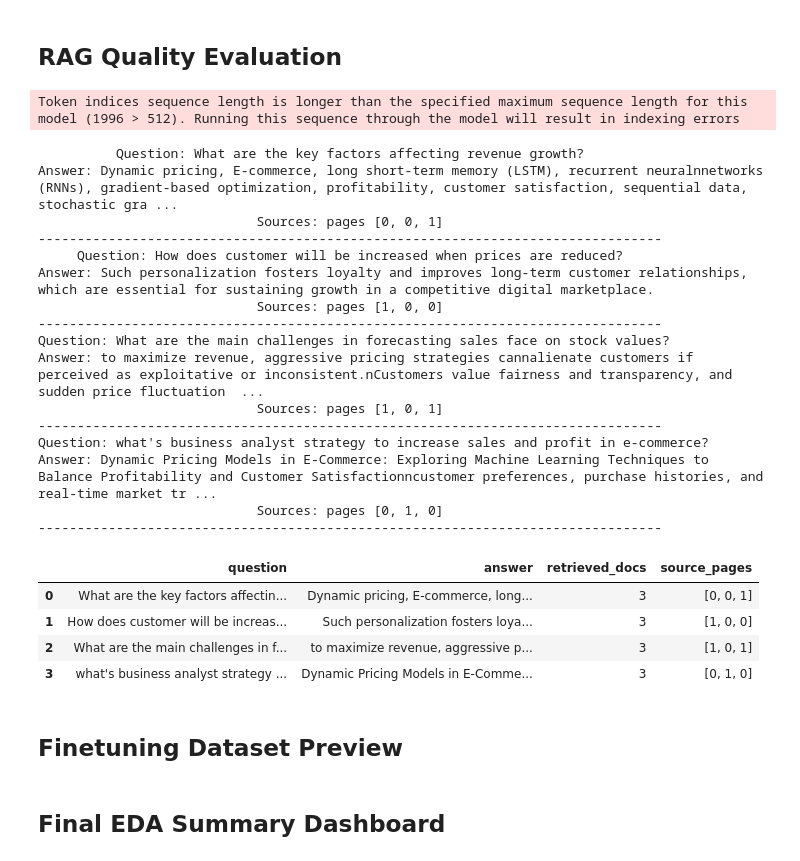
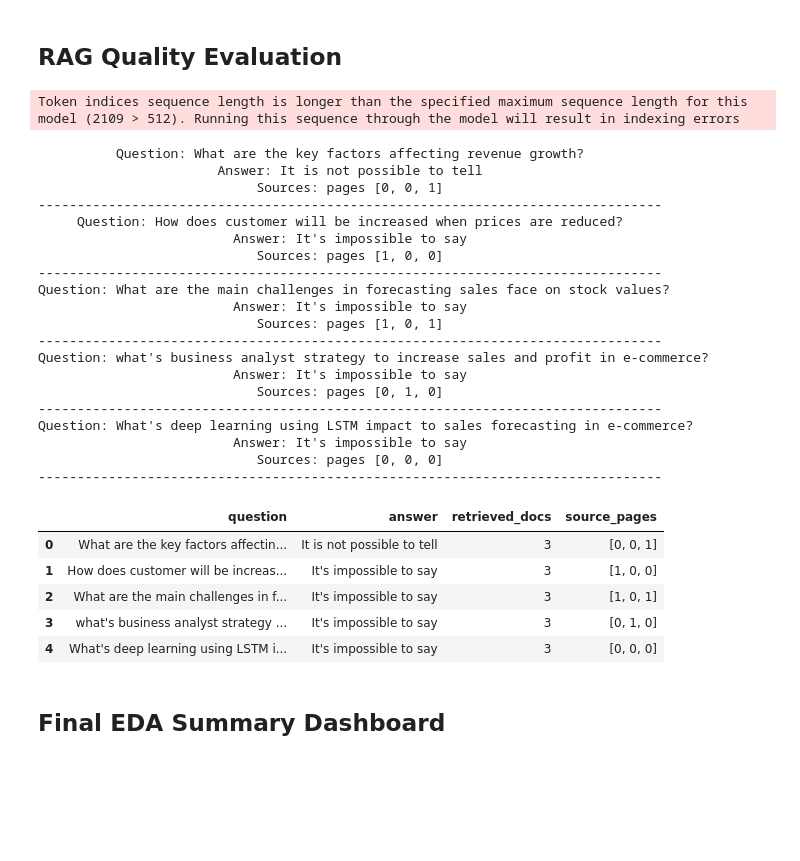
Before and after one commit to Mipjeiger/Fashion-recommendation-RAG-Finetuing-LLM-ML-Engineer-end-to-end, a Jupyter notebook: pipelines/ai_engineer/LLM/llm.ipynb, the cells around one changed output. Saved outputs shown, nothing was run; the diff lists cells and outputs as text; code cells hidden in the pictures; blank space fills up the shorter version.

```diff
--- a/pipelines/ai_engineer/LLM/llm.ipynb
+++ b/pipelines/ai_engineer/LLM/llm.ipynb
@@ -344,23 +344,23 @@ HF_HOME = os.getenv('HF_HOME')
 HF_TOKEN = os.getenv('HF_TOKEN')
 
 # Use model from HuggingFace Hub with API token authentication
-#endpoint = HuggingFaceEndpoint(
-#    repo_id="HuggingFaceH4/zephyr-7b-beta",
-#    max_new_tokens=2000,
-#    task='text-generation',
-#    do_sample=False,
-#    huggingfacehub_api_token=HF_TOKEN,
-#    temperature=0.7
-#)
+endpoint = HuggingFaceEndpoint(
+    repo_id="HuggingFaceH4/zephyr-7b-beta",
+    max_new_tokens=2000,
+    task='text-generation',
+    do_sample=False,
+    huggingfacehub_api_token=HF_TOKEN,
+    temperature=0.7
+)
 
-#llm = ChatHuggingFace(llm=endpoint)
+llm = ChatHuggingFace(llm=endpoint)
 
 # Define the embedding model
 embedding = HuggingFaceEmbeddings(model="sentence-transformers/all-MiniLM-L6-v2")
 
 # Define LLM pipeline using HuggingFace's
-pipe = pipeline("text2text-generation", model="google/flan-t5-base", max_new_tokens=2000)
-llm = HuggingFacePipeline(pipeline=pipe)
+#pipe = pipeline("text2text-generation", model="google/flan-t5-base", max_new_tokens=3024)
+#llm = HuggingFacePipeline(pipeline=pipe)
 
 # Create RAG chain
 retriever = vectorstore.as_retriever(search_kwargs={"k": 3})
@@ -375,7 +375,14 @@ Context:
 
 Question: {question}
 
-Answer (be specific and cite relevant figures if available):
+Notes:
+1. Minimal 1000 words explanation
+2. Explaining the reasoning process step by step, including any assumptions made and how you arrived at the conclusion.
+3. Provide detailed analysis and insights based on the retrieved context
+4. If the context doesn't contain specific data or figures relevant to document, infer possible as senior business analyst, and clearly state.
+5. Make it statement clearly based on similar to document, if nothing cite spesific data or figures in source_pages, infer possible values based on industry standards and trends, and clearly state that these are assumptions.
+6. Don't hallucinate
+
 """)
 
 rag_chain = (
@@ -401,49 +408,53 @@ EVAL_QUESTION = [
     "How does customer will be increased when prices are reduced?",
     "What are the main challenges in forecasting sales face on stock values?",
     "what's business analyst strategy to increase sales and profit in e-commerce?",
+    "What's deep learning using LSTM impact to sales forecasting in e-commerce?"
 ]
 
 rag_results = []
 for q in EVAL_QUESTION:
     answer = rag_chain.invoke(q)
     docs = retriever.invoke(q)
     rag_results.append({
         'question': q,
         'answer': answer,
         'retrieved_docs': len(docs),
         'source_pages': [doc.metadata.get('page', 'N/A') for doc in docs]
     })
     print(f'Question: {q}'.center(witdth))
     print(f'Answer: {answer}'.center(witdth))
     print(f'Sources: pages {[d.metadata.get("page") for d in docs]}'.center(witdth))
     print('-' * witdth)
 
 df_rag = pd.DataFrame(rag_results)
 display(df_rag[['question', 'answer', 'retrieved_docs', 'source_pages']])
 # %% [output]
-Token indices sequence length is longer than the specified maximum sequence length for this model (1996 > 512). Running this sequence through the model will result in indexing errors
+Token indices sequence length is longer than the specified maximum sequence length for this model (2109 > 512). Running this sequence through the model will result in indexing errors
           Question: What are the key factors affecting revenue growth?
-Answer: Dynamic pricing, E-commerce, long short-term memory (LSTM), recurrent neuralnnetworks (RNNs), gradient-based optimization, profitability, customer satisfaction, sequential data, stochastic gra ...
+                       Answer: It is not possible to tell
                             Sources: pages [0, 0, 1]
 --------------------------------------------------------------------------------
      Question: How does customer will be increased when prices are reduced?
-Answer: Such personalization fosters loyalty and improves long-term customer relationships, which are essential for sustaining growth in a competitive digital marketplace.
+                         Answer: It's impossible to say
                             Sources: pages [1, 0, 0]
 --------------------------------------------------------------------------------
 Question: What are the main challenges in forecasting sales face on stock values?
-Answer: to maximize revenue, aggressive pricing strategies cannalienate customers if perceived as exploitative or inconsistent.nCustomers value fairness and transparency, and sudden price fluctuation  ...
+                         Answer: It's impossible to say
                             Sources: pages [1, 0, 1]
 --------------------------------------------------------------------------------
 Question: what's business analyst strategy to increase sales and profit in e-commerce?
-Answer: Dynamic Pricing Models in E-Commerce: Exploring Machine Learning Techniques to Balance Profitability and Customer Satisfactionncustomer preferences, purchase histories, and real-time market tr ...
+                         Answer: It's impossible to say
                             Sources: pages [0, 1, 0]
 --------------------------------------------------------------------------------
+Question: What's deep learning using LSTM impact to sales forecasting in e-commerce?
+                         Answer: It's impossible to say
+                            Sources: pages [0, 0, 0]
+--------------------------------------------------------------------------------
 |  | question | answer | retrieved_docs | source_pages |
-| 0 | What are the key factors affectin... | Dynamic pricing, E-commerce, long... | 3 | [0, 0, 1] |
-| 1 | How does customer will be increas... | Such personalization fosters loya... | 3 | [1, 0, 0] |
-| 2 | What are the main challenges in f... | to maximize revenue, aggressive p... | 3 | [1, 0, 1] |
-| 3 | what's business analyst strategy ... | Dynamic Pricing Models in E-Comme... | 3 | [0, 1, 0] |
+| 0 | What are the key factors affectin... | It is not possible to tell | 3 | [0, 0, 1] |
+| 1 | How does customer will be increas... | It's impossible to say | 3 | [1, 0, 0] |
+| 2 | What are the main challenges in f... | It's impossible to say | 3 | [1, 0, 1] |
+| 3 | what's business analyst strategy ... | It's impossible to say | 3 | [0, 1, 0] |
+| 4 | What's deep learning using LSTM i... | It's impossible to say | 3 | [0, 0, 0] |
-# %% [markdown]
-## Finetuning Dataset Preview
 # %% [markdown]
 ## Final EDA Summary Dashboard
```
Also changed, not shown: parts of 1 cell of this notebook, 6 other files.
